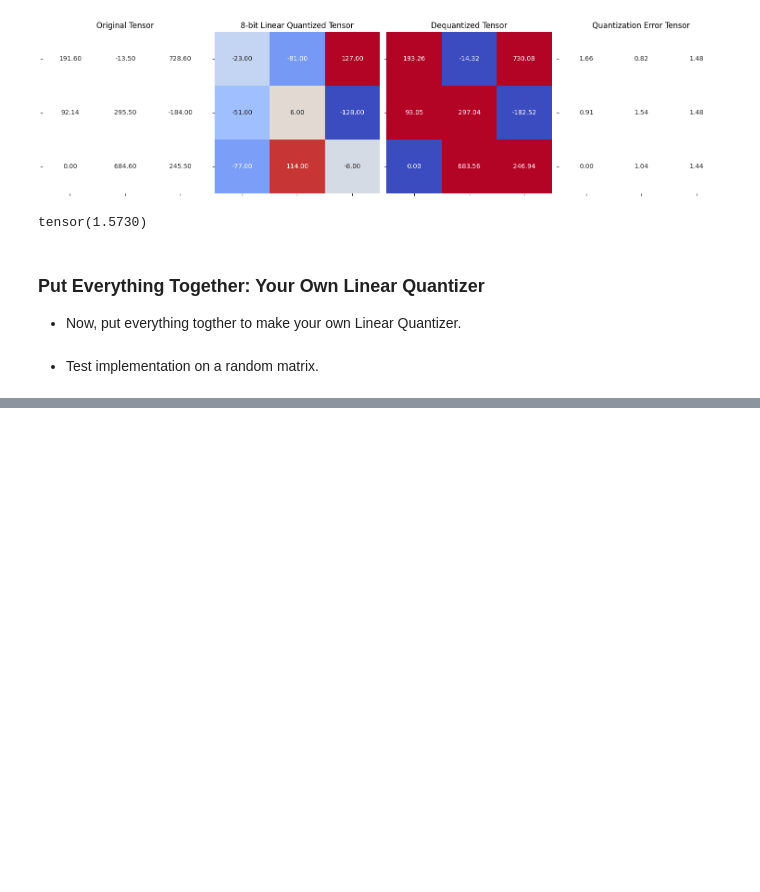
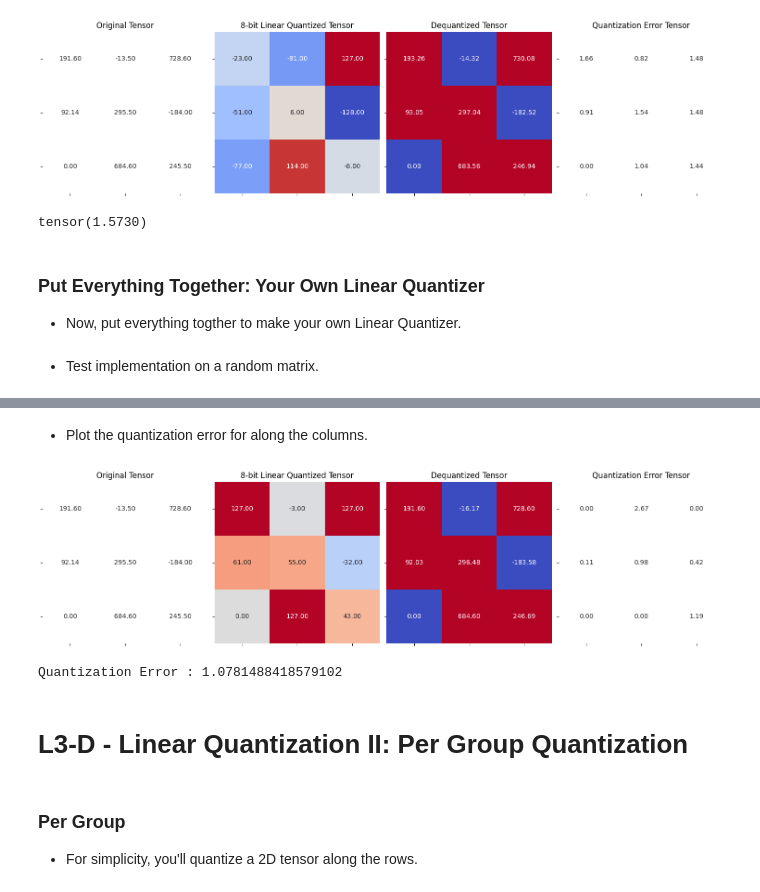
Before and after one commit to Matthew11012/LLM_Crash_Course, a Jupyter notebook: week3/quantization.ipynb, the cells around one changed output, grey strips where cells are left out. Saved outputs shown, nothing was run; the diff lists cells and outputs as text; code cells hidden in the pictures; blank space fills up the shorter version.

```diff
--- a/week3/quantization.ipynb
+++ b/week3/quantization.ipynb
@@ -239,0 +499,19 @@ tensor(1.3877e-05)
+# %% [markdown]
+- Plot the quantization error for along the columns.
+# %%
+dequantized_tensor_1 = linear_dequantization(
+    quantized_tensor_1, scale_1, 0)
+
+plot_quantization_errors(
+    test_tensor, quantized_tensor_1, dequantized_tensor_1, n_bits=8)
+
+print(f"""Quantization Error : \
+{quantization_error(test_tensor, dequantized_tensor_1)}""")
+# %% [output]
+[figure, added]
+Quantization Error : 1.0781488418579102
+# %% [markdown]
+# L3-D - Linear Quantization II: Per Group Quantization
+# %% [markdown]
+### Per Group
+- For simplicity, you'll quantize a 2D tensor along the rows.
```
Also changed, not shown: parts of 65 cells of this notebook.
